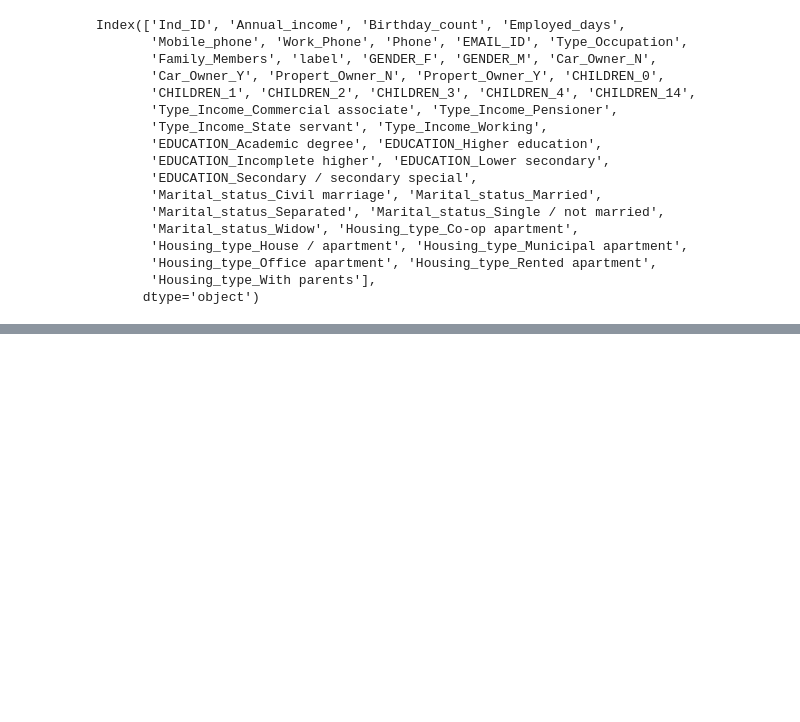
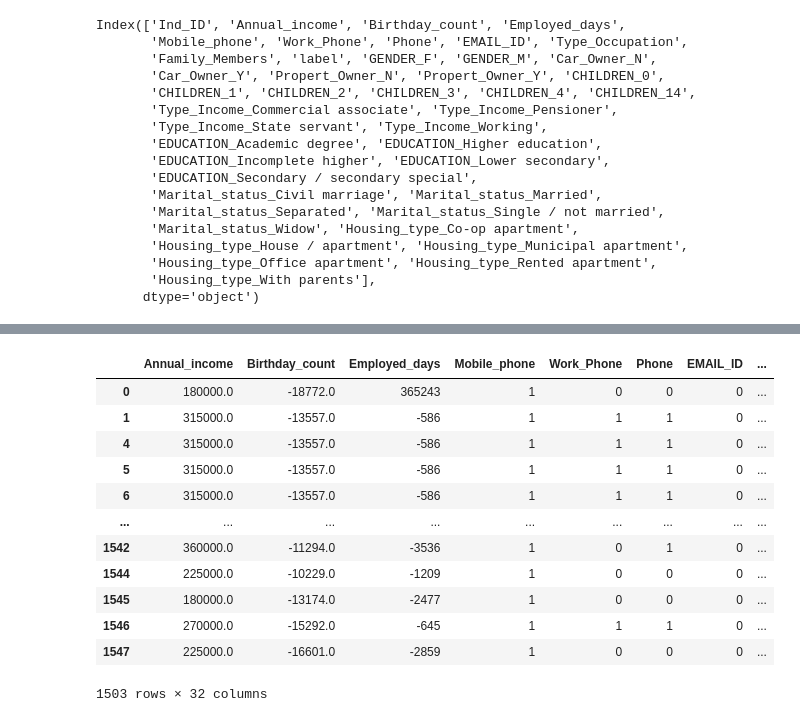
Before and after one commit to Davidkeebler/Credit_Card_Approvals_and_Denials_Prediction, a Jupyter notebook: Untitled.ipynb, the cells around one changed output, grey strips where cells are left out. Saved outputs shown, nothing was run; the diff lists cells and outputs as text; code cells hidden in the pictures; blank space fills up the shorter version.

```diff
--- a/Untitled.ipynb
+++ b/Untitled.ipynb
@@ -112,4 +115,4 @@ Index(['Ind_ID', 'Annual_income', 'Birthday_count', 'Employed_days',
        'Housing_type_With parents'],
       dtype='object')
 # %%
-merged.drop(['GENDER_F', 'Car_Owner_N', 'Propert_Owner_N', 'CHILDREN_0', 'Type_Income_Working', 'EDUCATION_Academic degree', 'Marital_status_Single / not married', 'Housing_type_House / apartment'], axis=1)
+merged = merged.drop(['Ind_ID', 'Type_Occupation', 'GENDER_F', 'Car_Owner_N', 'Propert_Owner_N', 'CHILDREN_0', 'Type_Income_Working', 'EDUCATION_Academic degree', 'Marital_status_Single / not married', 'Housing_type_House / apartment'], axis=1)
@@ -129,0 +119,2 @@ merged.drop(['GENDER_F', 'Car_Owner_N', 'Propert_Owner_N', 'CHILDREN_0', 'Type_I
+# %%
+merged = merged.dropna()
@@ -129,0 +141,19 @@ merged.drop(['GENDER_F', 'Car_Owner_N', 'Propert_Owner_N', 'CHILDREN_0', 'Type_I
+# %%
+X = merged.drop('label', axis = 1)
+y = merged['label']
+# %%
+X
+# %% [output]
+|  | Annual_income | Birthday_count | Employed_days | Mobile_phone | Work_Phone | Phone | EMAIL_ID | ... |
+| 0 | 180000.0 | -18772.0 | 365243 | 1 | 0 | 0 | 0 | ... |
+| 1 | 315000.0 | -13557.0 | -586 | 1 | 1 | 1 | 0 | ... |
+| 4 | 315000.0 | -13557.0 | -586 | 1 | 1 | 1 | 0 | ... |
+| 5 | 315000.0 | -13557.0 | -586 | 1 | 1 | 1 | 0 | ... |
+| 6 | 315000.0 | -13557.0 | -586 | 1 | 1 | 1 | 0 | ... |
+| ... | ... | ... | ... | ... | ... | ... | ... | ... |
+| 1542 | 360000.0 | -11294.0 | -3536 | 1 | 0 | 1 | 0 | ... |
+| 1544 | 225000.0 | -10229.0 | -1209 | 1 | 0 | 0 | 0 | ... |
+| 1545 | 180000.0 | -13174.0 | -2477 | 1 | 0 | 0 | 0 | ... |
+| 1546 | 270000.0 | -15292.0 | -645 | 1 | 1 | 1 | 0 | ... |
+| 1547 | 225000.0 | -16601.0 | -2859 | 1 | 0 | 0 | 0 | ... |
+1503 rows × 32 columns
```
Also changed, not shown: parts of 6 cells of this notebook.
